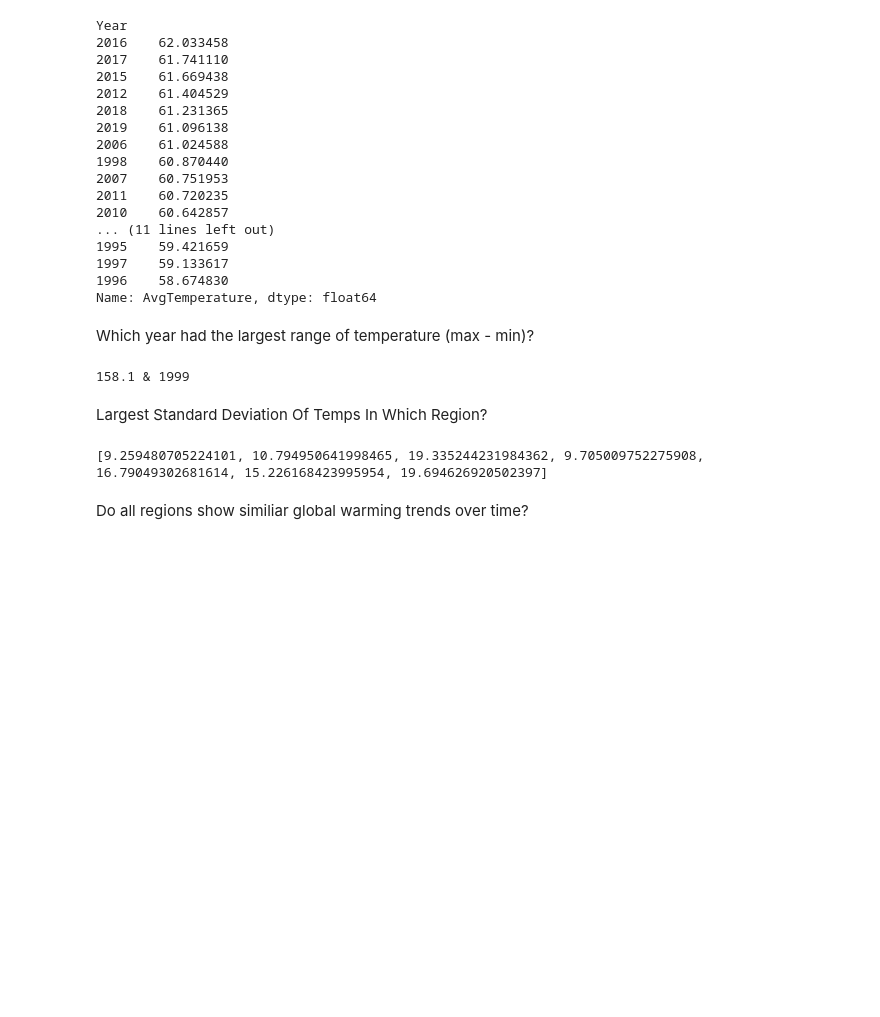
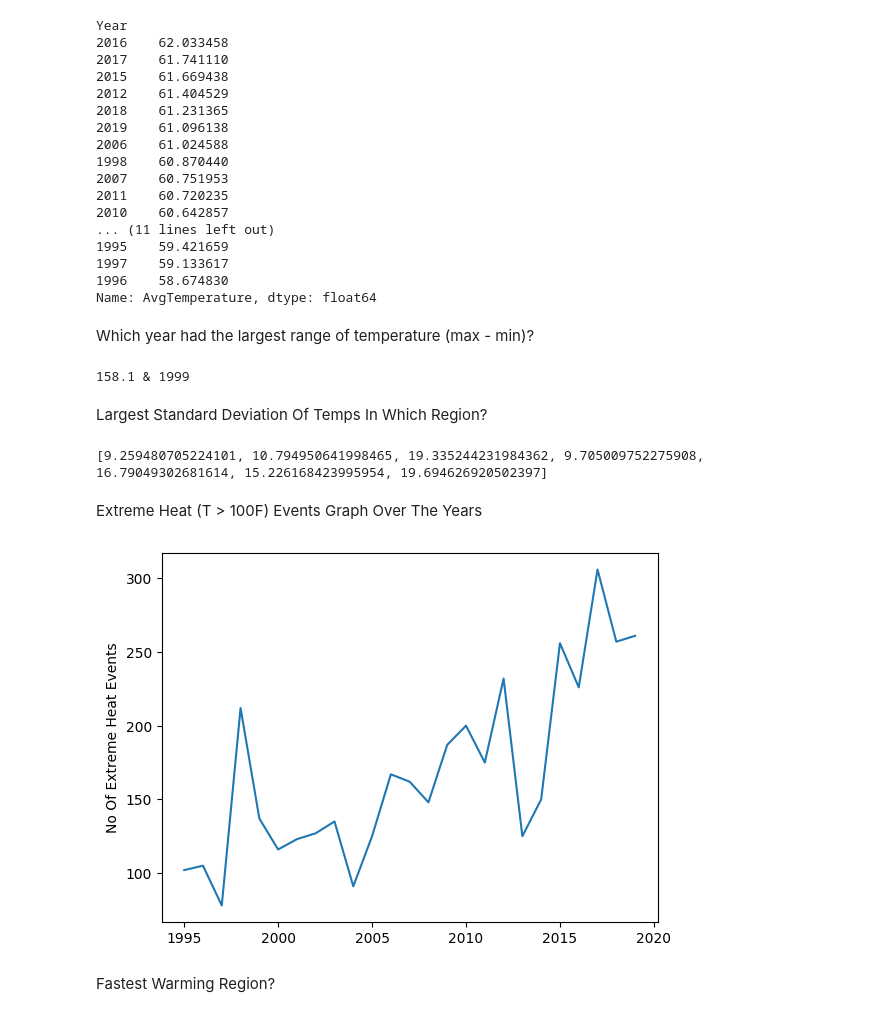
Before and after one commit to arindamchoudhary047/EDA-Analysis, a Jupyter notebook: eda.ipynb, the cells around one changed output. Saved outputs shown, nothing was run; the diff lists cells and outputs as text; code cells hidden in the pictures; blank space fills up the shorter version.

```diff
--- a/eda.ipynb
+++ b/eda.ipynb
@@ -273,5 +299,17 @@ regionlist = [africa,samerica,namerica,australia,middlest,europe,asia]
 print([largeststd(df) for df in regionlist])
 # %% [output]
 [9.259480705224101, 10.794950641998465, 19.335244231984362, 9.705009752275908, 16.79049302681614, 15.226168423995954, 19.694626920502397]
-# %% [markdown]
-Do all regions show similiar global warming trends over time?
+# %% [markdown]
+Extreme Heat (T > 100F) Events Graph Over The Years
+# %%
+extremeheat = df2[df2["AvgTemperature"] >=100]
+newplot = extremeheat.groupby("Year")["AvgTemperature"].count()
+
+
+plt.ylabel("No Of Extreme Heat Events")
+plt.plot(newplot)
+plt.show()
+# %% [output]
+[figure, added]
+# %% [markdown]
+Fastest Warming Region?
```
Also changed, not shown: parts of 5 cells of this notebook.
